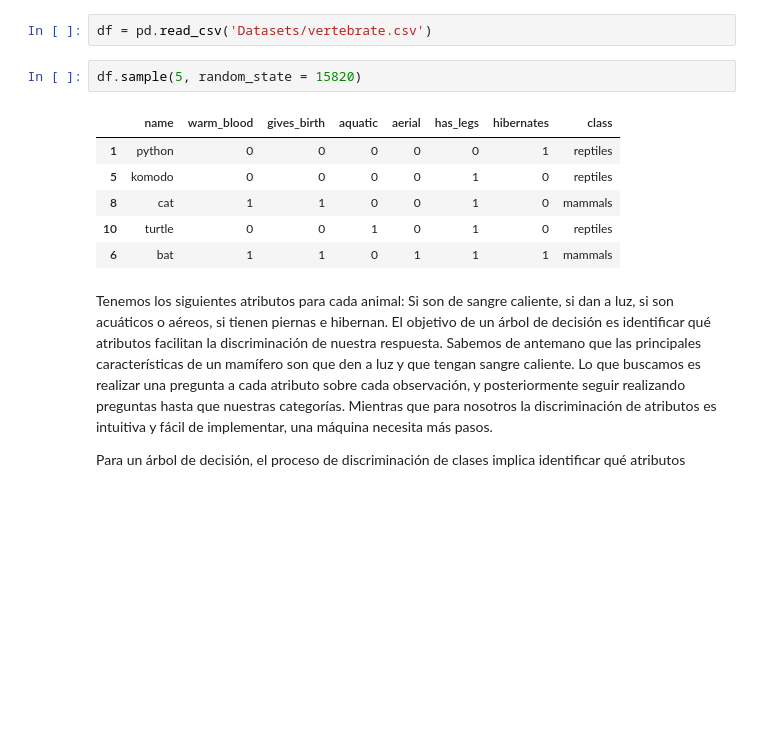
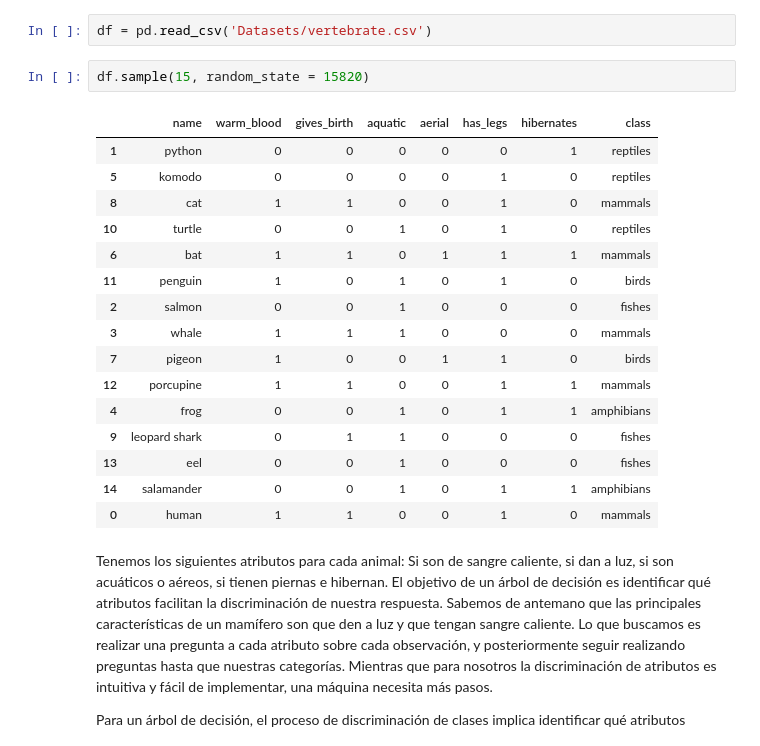
Before and after one commit to Denniels/Machine_Learning, a Jupyter notebook: Algoritmos_de_Ensamble/Árboles_de_Decisión.ipynb, the cells around one changed output. Cells and saved outputs as stored; diff of their text form; blank space fills up the shorter version.

```diff
--- a/Algoritmos_de_Ensamble/Árboles_de_Decisión.ipynb
+++ b/Algoritmos_de_Ensamble/Árboles_de_Decisión.ipynb
@@ -32,14 +32,24 @@ warnings.filterwarnings('ignore')
 # %%
 df = pd.read_csv('Datasets/vertebrate.csv')
 # %%
-df.sample(5, random_state = 15820)
+df.sample(15, random_state = 15820)
 # %% [output]
 |  | name | warm_blood | gives_birth | aquatic | aerial | has_legs | hibernates | class |
 | 1 | python | 0 | 0 | 0 | 0 | 0 | 1 | reptiles |
 | 5 | komodo | 0 | 0 | 0 | 0 | 1 | 0 | reptiles |
 | 8 | cat | 1 | 1 | 0 | 0 | 1 | 0 | mammals |
 | 10 | turtle | 0 | 0 | 1 | 0 | 1 | 0 | reptiles |
 | 6 | bat | 1 | 1 | 0 | 1 | 1 | 1 | mammals |
+| 11 | penguin | 1 | 0 | 1 | 0 | 1 | 0 | birds |
+| 2 | salmon | 0 | 0 | 1 | 0 | 0 | 0 | fishes |
+| 3 | whale | 1 | 1 | 1 | 0 | 0 | 0 | mammals |
+| 7 | pigeon | 1 | 0 | 0 | 1 | 1 | 0 | birds |
+| 12 | porcupine | 1 | 1 | 0 | 0 | 1 | 1 | mammals |
+| 4 | frog | 0 | 0 | 1 | 0 | 1 | 1 | amphibians |
+| 9 | leopard shark | 0 | 1 | 1 | 0 | 0 | 0 | fishes |
+| 13 | eel | 0 | 0 | 1 | 0 | 0 | 0 | fishes |
+| 14 | salamander | 0 | 0 | 1 | 0 | 1 | 1 | amphibians |
+| 0 | human | 1 | 1 | 0 | 0 | 1 | 0 | mammals |
 # %% [markdown]
 Tenemos los siguientes atributos para cada animal: Si son de sangre caliente, si dan a luz, si
 son acuáticos o aéreos, si tienen piernas e hibernan. El objetivo de un árbol de decisión es
```
Also changed, not shown: parts of 2 cells of this notebook, 7 other files.
